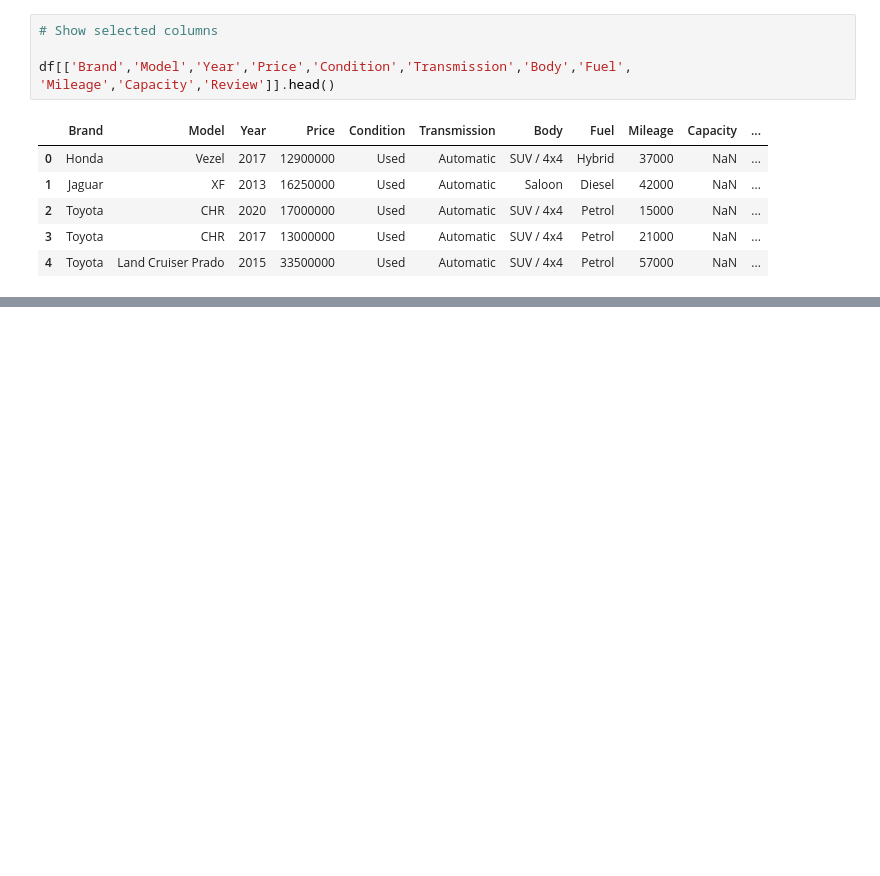
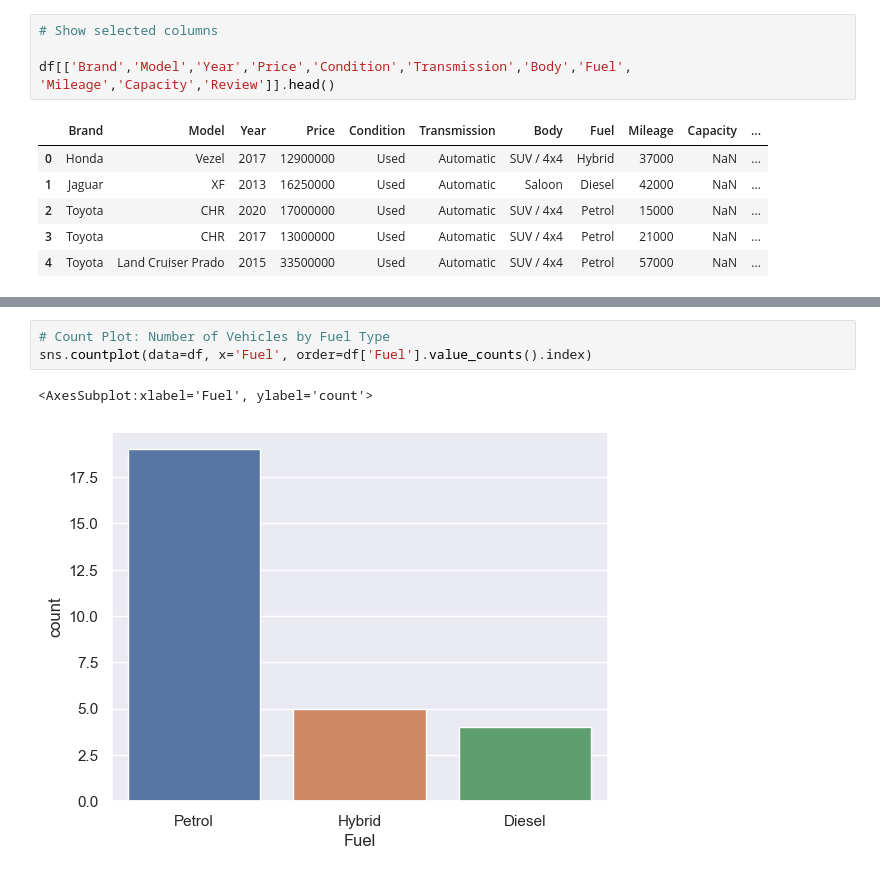
Before and after one commit to sanjula77/Nature-Inspired-Algorithms-Python, a Jupyter notebook: Plotting_with_Seaborn.ipynb, the cells around one changed output, grey strips where cells are left out. Cells and saved outputs as stored; diff of their text form; blank space fills up the shorter version.

```diff
--- a/Plotting_with_Seaborn.ipynb
+++ b/Plotting_with_Seaborn.ipynb
@@ -35,0 +29,6 @@ No artists with labels found to put in legend.  Note that artists whose label st
+# %%
+# Count Plot: Number of Vehicles by Fuel Type
+sns.countplot(data=df, x='Fuel', order=df['Fuel'].value_counts().index)
+# %% [output]
+<AxesSubplot:xlabel='Fuel', ylabel='count'>
+[figure, added]
```
Also changed, not shown: parts of 2 cells of this notebook.
